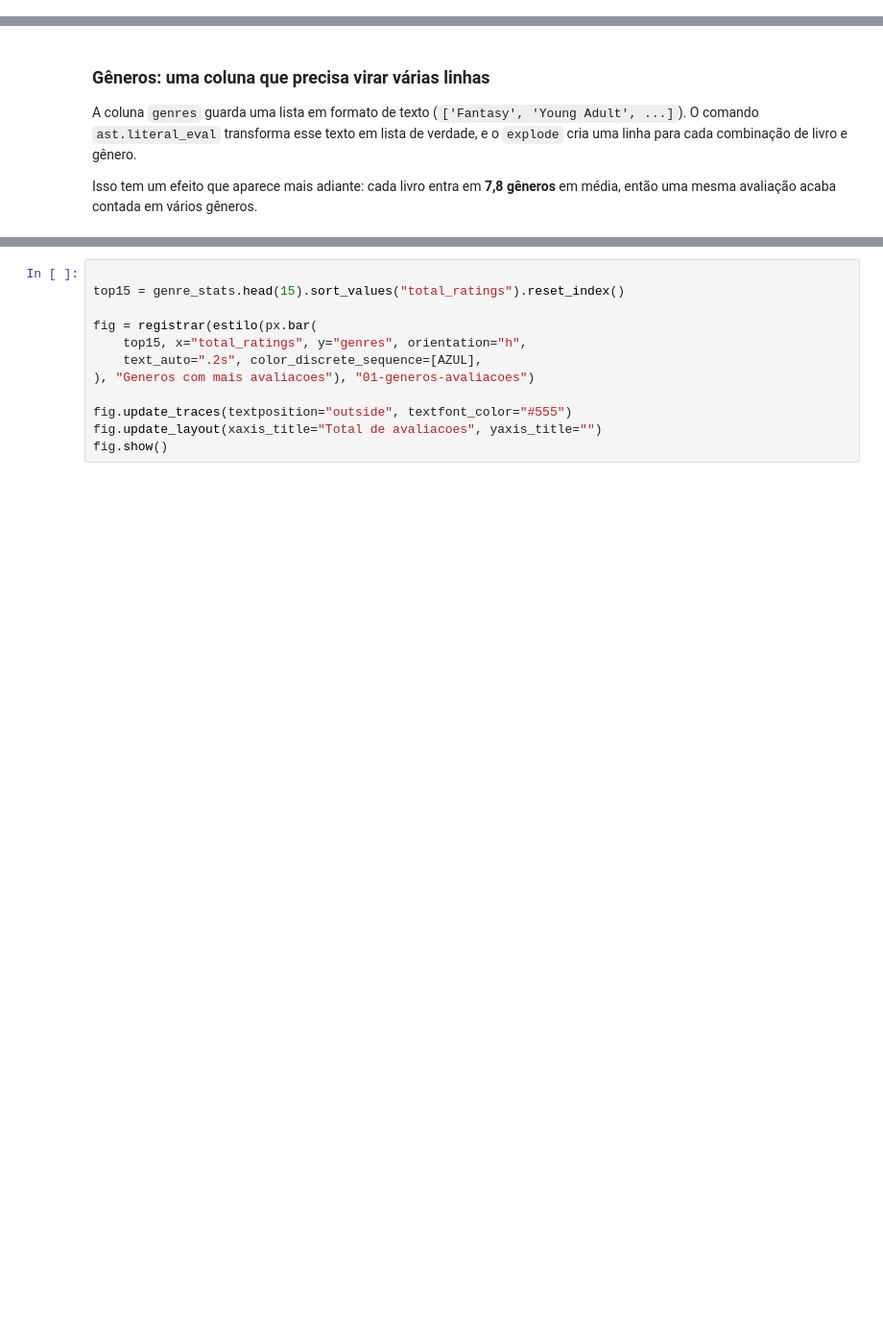
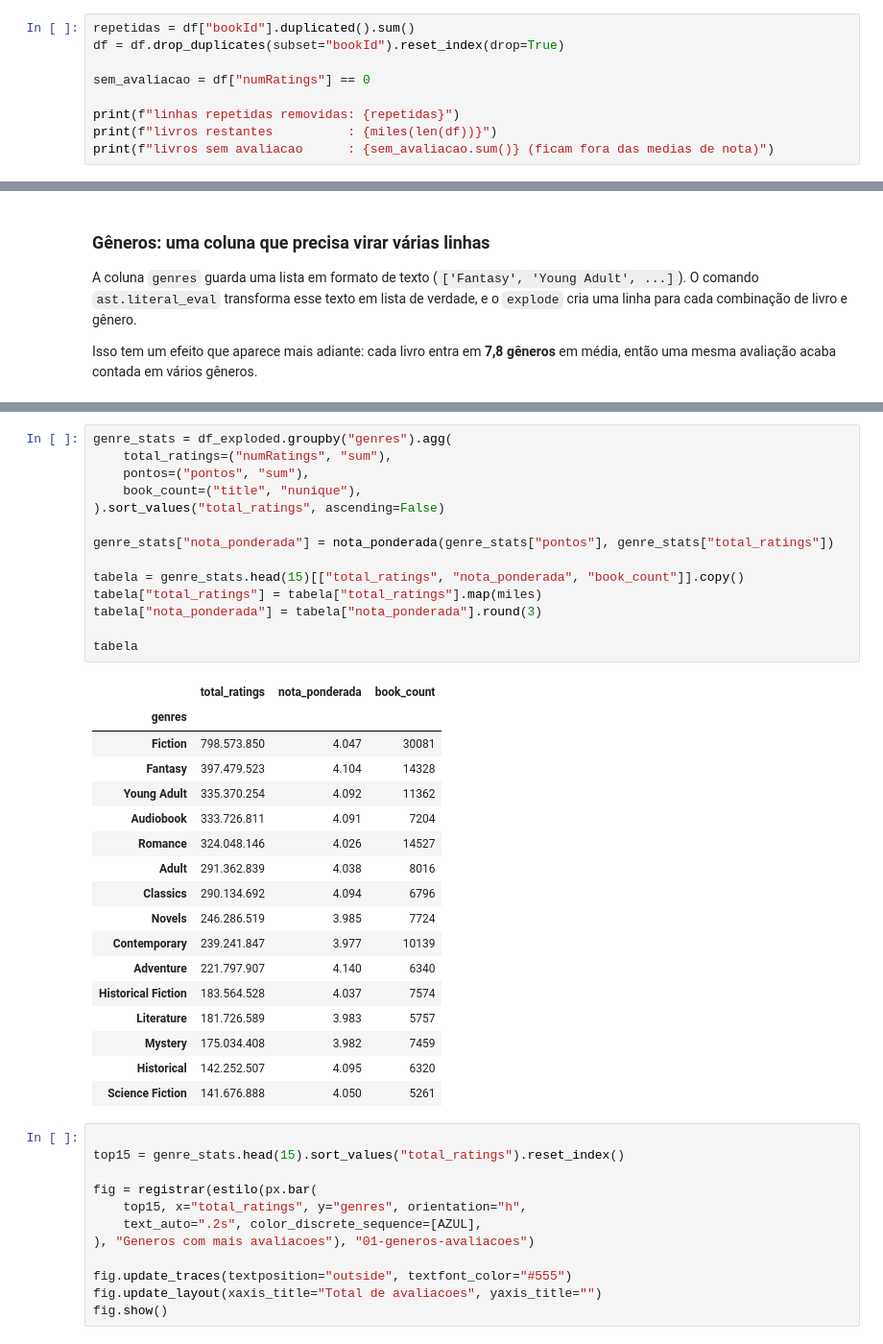
Before and after one commit to juliaragibeltrao/Rating-Books, a Jupyter notebook: analise.ipynb, the cells around one changed output, grey strips where cells are left out. Shown at 96% size. Drawn from its saved outputs; the diff is of its cells as text; blank space fills up the shorter version.

```diff
--- a/analise.ipynb
+++ b/analise.ipynb
@@ -115,0 +126,9 @@ ausentes: 14.377 (27.4%)
+# %%
+repetidas = df["bookId"].duplicated().sum()
+df = df.drop_duplicates(subset="bookId").reset_index(drop=True)
+
+sem_avaliacao = df["numRatings"] == 0
+
+print(f"linhas repetidas removidas: {repetidas}")
+print(f"livros restantes          : {miles(len(df))}")
+print(f"livros sem avaliacao      : {sem_avaliacao.sum()} (ficam fora das medias de nota)")
@@ -178,3 +300,35 @@ tabela
+# %%
+genre_stats = df_exploded.groupby("genres").agg(
+    total_ratings=("numRatings", "sum"),
+    pontos=("pontos", "sum"),
+    book_count=("title", "nunique"),
+).sort_values("total_ratings", ascending=False)
+
+genre_stats["nota_ponderada"] = nota_ponderada(genre_stats["pontos"], genre_stats["total_ratings"])
+
+tabela = genre_stats.head(15)[["total_ratings", "nota_ponderada", "book_count"]].copy()
+tabela["total_ratings"] = tabela["total_ratings"].map(miles)
+tabela["nota_ponderada"] = tabela["nota_ponderada"].round(3)
+
+tabela
+# %% [output]
+|  | total_ratings | nota_ponderada | book_count |
+| genres |  |  |  |
+| Fiction | 798.573.850 | 4.047 | 30081 |
+| Fantasy | 397.479.523 | 4.104 | 14328 |
+| Young Adult | 335.370.254 | 4.092 | 11362 |
+| Audiobook | 333.726.811 | 4.091 | 7204 |
+| Romance | 324.048.146 | 4.026 | 14527 |
+| Adult | 291.362.839 | 4.038 | 8016 |
+| Classics | 290.134.692 | 4.094 | 6796 |
+| Novels | 246.286.519 | 3.985 | 7724 |
+| Contemporary | 239.241.847 | 3.977 | 10139 |
+| Adventure | 221.797.907 | 4.140 | 6340 |
+| Historical Fiction | 183.564.528 | 4.037 | 7574 |
+| Literature | 181.726.589 | 3.983 | 5757 |
+| Mystery | 175.034.408 | 3.982 | 7459 |
+| Historical | 142.252.507 | 4.095 | 6320 |
+| Science Fiction | 141.676.888 | 4.050 | 5261 |
 # %%
 
 top15 = genre_stats.head(15).sort_values("total_ratings").reset_index()
```
Also changed, not shown: parts of 42 cells of this notebook, 9 other files.
